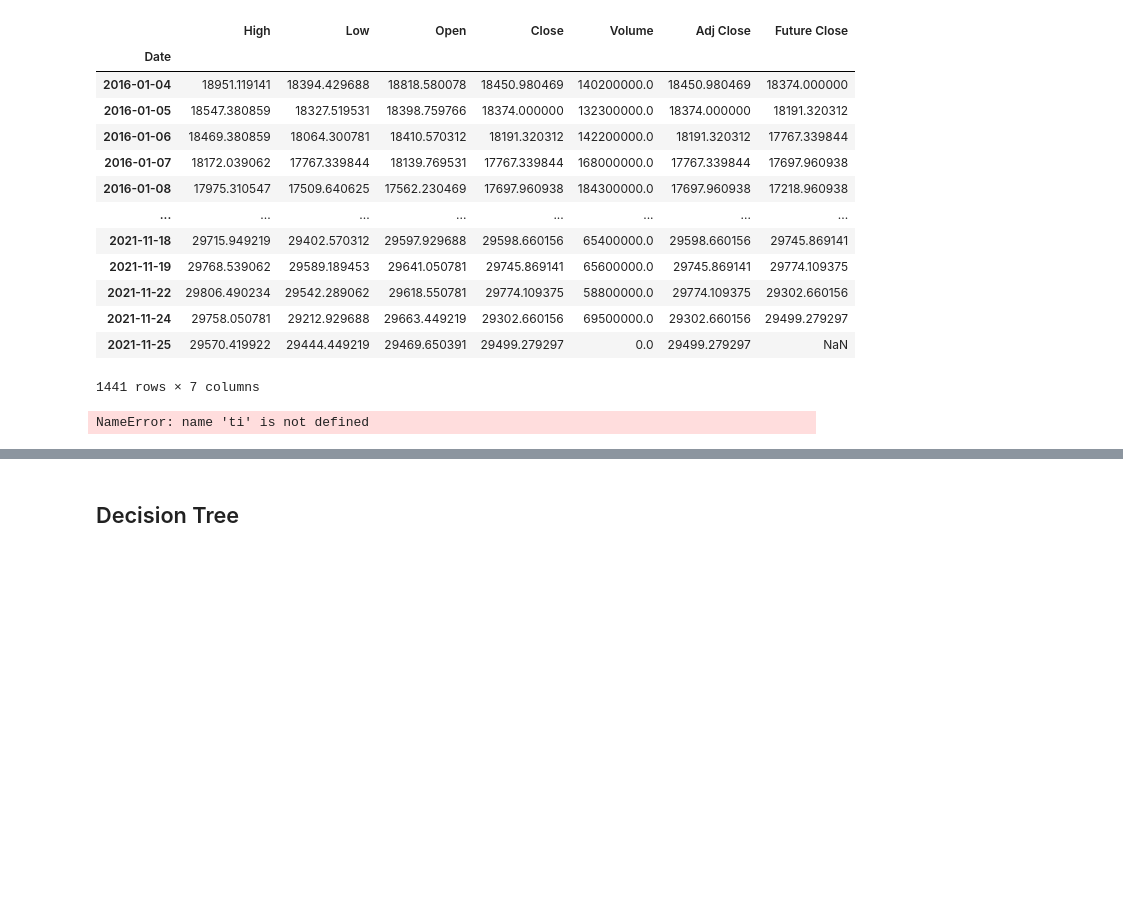
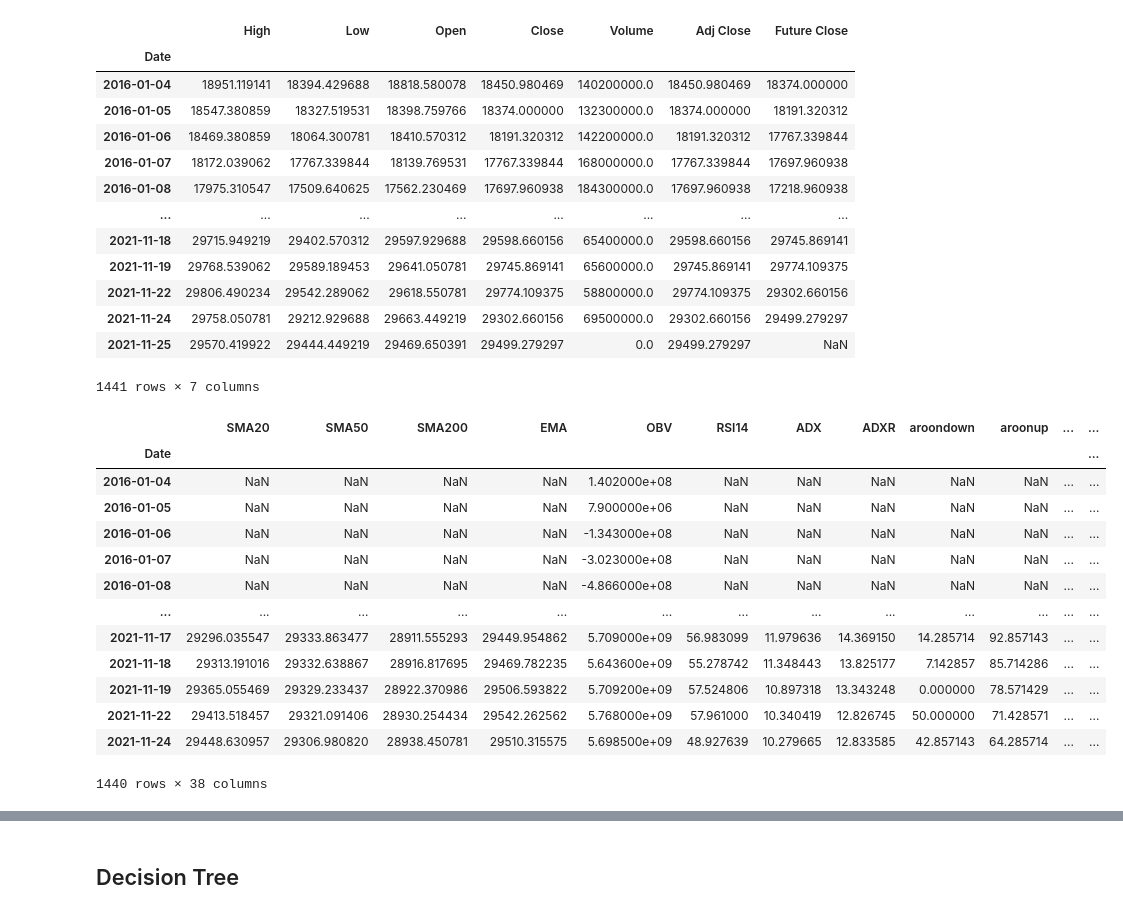
Before and after one commit to pro10150/stock-prediction, a Jupyter notebook: stock-prediction.ipynb, the cells around one changed output, grey strips where cells are left out. Cells and saved outputs as stored; diff of their text form; code cells hidden in the pictures; blank space fills up the shorter version.

```diff
--- a/stock-prediction.ipynb
+++ b/stock-prediction.ipynb
@@ -368,35 +368,48 @@ n225_ti['EMA'] = talib.EMA(close, timeperiod=14)
 n225_ti['OBV'] = talib.OBV(close, volume)
 n225_ti['RSI14'] = talib.RSI(close, timeperiod=14)
 n225_ti['ADX'] = talib.ADX(high, low, close, timeperiod=14)
 n225_ti['ADXR'] = talib.ADXR(high, low, close, timeperiod=14)
-n225_ti['aroondown'], ti['aroonup'] = talib.AROON(high, low, timeperiod=14)
+n225_ti['aroondown'], n225_ti['aroonup'] = talib.AROON(high, low, timeperiod=14)
 n225_ti['APO'] = talib.APO(close, fastperiod=12, slowperiod=26, matype=0)
 n225_ti['AROONOSC'] = talib.AROONOSC(high, low, timeperiod=14)
 n225_ti['BOP'] = talib.BOP(open, high, low, close)
 n225_ti['CCI'] = talib.CCI(high, low, close, timeperiod=14)
 n225_ti['CMO'] = talib.CMO(close, timeperiod=14)
 n225_ti['DX'] = talib.DX(high, low, close, timeperiod=14)
 n225_ti['macd'],n225_ti['macdsignal'],n225_ti['macdhist'] = talib.MACD(close, fastperiod = 12, slowperiod=26, signalperiod=9)
 n225_ti['MFI'] = talib.MFI(high, low, close, volume, timeperiod=14)
 n225_ti['MINUS_DI'] = talib.MINUS_DI(high, low, close, timeperiod=14)
 n225_ti['MINUS_DM'] = talib.MINUS_DM(high, low, timeperiod=14)
 n225_ti['MOM'] = talib.MOM(close, timeperiod=14)
 n225_ti['PLUS_DI'] = talib.PLUS_DI(high, low, close, timeperiod=14)
 n225_ti['PLUS_DM'] = talib.PLUS_DM(high, low, timeperiod=14)
 n225_ti['PPO'] = talib.PPO(close, fastperiod=12, slowperiod=26, matype=0)
 n225_ti['ROC'] = talib.ROC(close, timeperiod=10)
 n225_ti['ROCP'] = talib.ROCP(close, timeperiod=10)
 n225_ti['ROCR'] = talib.ROCR(close, timeperiod=10)
 n225_ti['ROCR100'] = talib.ROCR100(close, timeperiod=10)
 n225_ti['slowk'], n225_ti['slowd'] = talib.STOCH(high, low, close, fastk_period=5, slowk_period=3, slowd_period=3, slowd_matype=0)
 n225_ti['fastk'], n225_ti['fastd'] = talib.STOCHF(high, low, close, fastk_period=5, fastd_period=3, fastd_matype=0)
 n225_ti['TRIX'] = talib.TRIX(close, timeperiod=30)
 n225_ti['ULTOSC'] = talib.ULTOSC(high, low, close, timeperiod1=7, timeperiod2=14, timeperiod3=28)
 n225_ti['WILLR'] = talib.WILLR(high, low, close, timeperiod=14)
 n225_ti['Target'] = n225['Target']
 n225_ti
 # %% [output]
+|  | SMA20 | SMA50 | SMA200 | EMA | OBV | RSI14 | ADX | ADXR | aroondown | aroonup | ... | ... |
+| Date |  |  |  |  |  |  |  |  |  |  |  | ... |
+| 2016-01-04 | NaN | NaN | NaN | NaN | 1.402000e+08 | NaN | NaN | NaN | NaN | NaN | ... | ... |
+| 2016-01-05 | NaN | NaN | NaN | NaN | 7.900000e+06 | NaN | NaN | NaN | NaN | NaN | ... | ... |
+| 2016-01-06 | NaN | NaN | NaN | NaN | -1.343000e+08 | NaN | NaN | NaN | NaN | NaN | ... | ... |
+| 2016-01-07 | NaN | NaN | NaN | NaN | -3.023000e+08 | NaN | NaN | NaN | NaN | NaN | ... | ... |
+| 2016-01-08 | NaN | NaN | NaN | NaN | -4.866000e+08 | NaN | NaN | NaN | NaN | NaN | ... | ... |
+| ... | ... | ... | ... | ... | ... | ... | ... | ... | ... | ... | ... | ... |
+| 2021-11-17 | 29296.035547 | 29333.863477 | 28911.555293 | 29449.954862 | 5.709000e+09 | 56.983099 | 11.979636 | 14.369150 | 14.285714 | 92.857143 | ... | ... |
+| 2021-11-18 | 29313.191016 | 29332.638867 | 28916.817695 | 29469.782235 | 5.643600e+09 | 55.278742 | 11.348443 | 13.825177 | 7.142857 | 85.714286 | ... | ... |
+| 2021-11-19 | 29365.055469 | 29329.233437 | 28922.370986 | 29506.593822 | 5.709200e+09 | 57.524806 | 10.897318 | 13.343248 | 0.000000 | 78.571429 | ... | ... |
+| 2021-11-22 | 29413.518457 | 29321.091406 | 28930.254434 | 29542.262562 | 5.768000e+09 | 57.961000 | 10.340419 | 12.826745 | 50.000000 | 71.428571 | ... | ... |
+| 2021-11-24 | 29448.630957 | 29306.980820 | 28938.450781 | 29510.315575 | 5.698500e+09 | 48.927639 | 10.279665 | 12.833585 | 42.857143 | 64.285714 | ... | ... |
-NameError: name 'ti' is not defined
+1440 rows × 38 columns
 # %%
 n225_ti = n225_ti.dropna()
 n225_features = selectFeatures(n225_ti)
```
Also changed, not shown: parts of 35 cells of this notebook.
